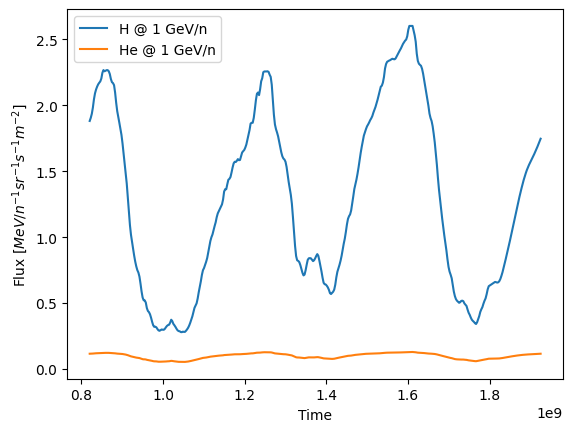
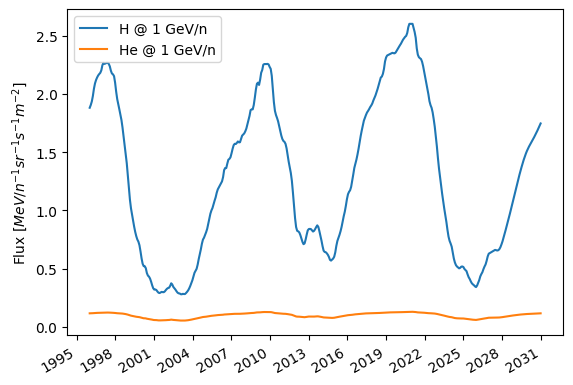
The notebook cell's code change between the first figure and the second:
--- before
+++ after
@@ -1,35 +1,17 @@
-# init
-model = pglis.solar_mod()
+fig, ax = plt.subplots()
+
+ax.plot(df["time_dt"], df["J[MeV/n^(-1) sr^(-1) s^(-1) m^(-2)]"], label="H @ 1 GeV/n")
+ax.plot(
+    df2["time_dt"], df2["J[MeV/n^(-1) sr^(-1) s^(-1) m^(-2)]"], label="He @ 1 GeV/n"
+)
+
+ax.xaxis.set_major_locator(mdates.YearLocator())
+ax.xaxis.set_major_formatter(mdates.DateFormatter("%Y"))
+fig.autofmt_xdate()
+
+ax.xaxis.set_major_locator(mdates.YearLocator(3))
 
 
-# flux vs time
-df = pglis.get_flux_vs_time(
-    model,
-    Z=1,  # H
-    Ekn=440.0,  # MeV/n
-    t_start=dt.datetime(1996, 1, 1).timestamp(),
-    t_end=dt.datetime(2031, 1, 1).timestamp(),
-)
-
-
-df2 = pglis.get_flux_vs_time(
-    model,
-    Z=2,  # He
-    Ekn=1000.0,  # MeV/n
-    t_start=dt.datetime(1996, 1, 1).timestamp(),
-    t_end=dt.datetime(2031, 1, 1).timestamp(),
-)
-
-
-fig, ax = plt.subplots()
-
-ax.plot(df["time_unix"], df["J[MeV/n^(-1) sr^(-1) s^(-1) m^(-2)]"], label="H @ 1 GeV/n")
-ax.plot(
-    df2["time_unix"], df2["J[MeV/n^(-1) sr^(-1) s^(-1) m^(-2)]"], label="He @ 1 GeV/n"
-)
-ax.set_xlabel("Time")
 ax.set_ylabel(r"Flux $[MeV/n^{-1} sr^{-1} s^{-1} m^{-2}]$")
-
-
 ax.legend()
 plt.show()

Commit: x style plot